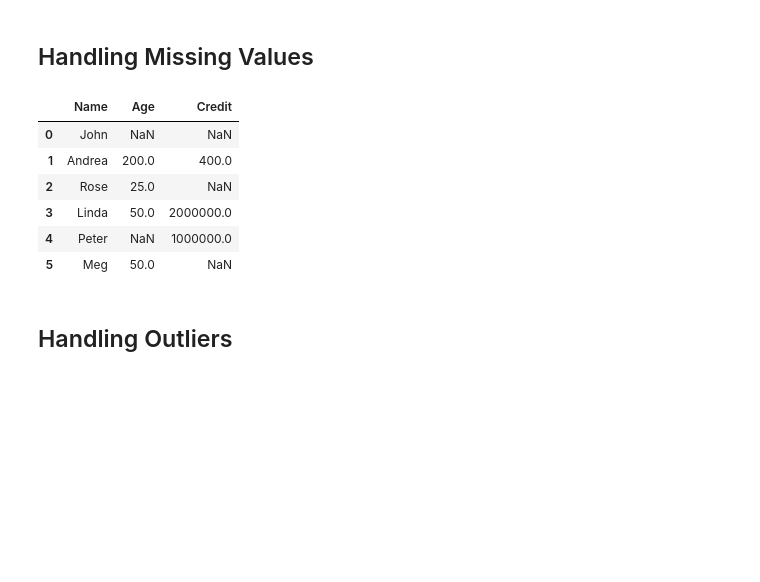
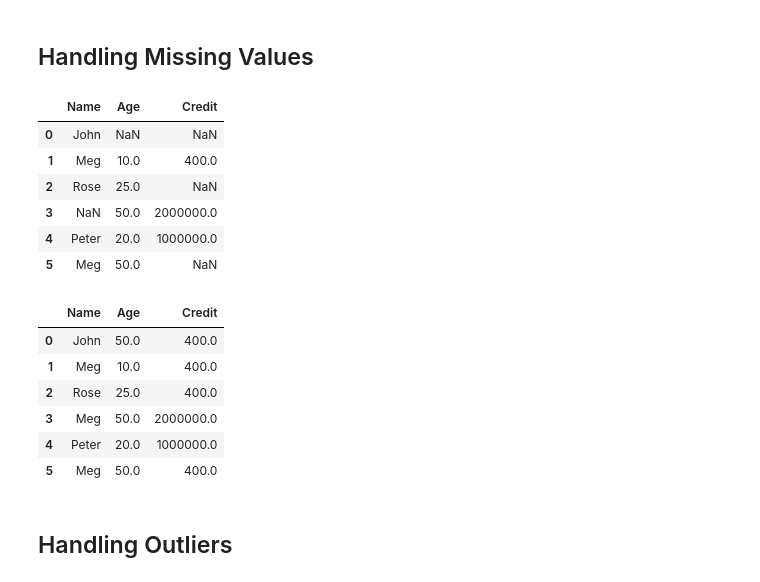
Before and after one commit to AhmedMostafa16/PrediKit, a Jupyter notebook: examples/02_Data_Preperation.ipynb, the cells around one changed output. Saved outputs shown, nothing was run; the diff lists cells and outputs as text; code cells hidden in the pictures; blank space fills up the shorter version.

```diff
--- a/examples/02_Data_Preperation.ipynb
+++ b/examples/02_Data_Preperation.ipynb
@@ -18,16 +20,17 @@ def load_show(path_or_buf, extension=None, n=3, label=None, **kwargs):
     df = pk.DataFrameParser(
         path_or_buf=path_or_buf,
         extension=extension,
+        verbose=True,
         **kwargs,
     )
     if label:
         display(f"From {label}")
 
-    display(df.get_column_names())
-    display(df.get_column_types())
-    display(df.get_column_types(parsed=True))
-    display(df.get_numeric_columns())
-    display(df.get_non_numeric_columns())
+    display(f"Columns: {df.get_column_names()}")
+    display(f"Columns type: {df.get_column_types()}")
+    display(f"Parsed column types: {df.get_column_types(parsed=True)}")
+    display(f"Numeric columns: {df.get_numeric_columns()}")
+    display(f"Non numeric columns: {df.get_non_numeric_columns()}")
     display(df.head(n))
 
 
@@ -78,7 +81,7 @@ load_show(data, label="dict of Series")
 data = np.array(
     [
         ["John", "Andrea", "Rose", "Linda", "Peter", "Meg"],
-        [np.nan, 23, 25, 50, np.nan, 50],
+        [np.nan, 23, 35, 50, np.nan, 50],
         [np.nan, 400, np.nan, 50, 200, np.nan],
     ]
 )
@@ -125,8 +164,8 @@ def init_df_sample(sample_number: int = 1):
         raise ValueError("sample_number must be between 0 and 4")
 
     data = {
-        "Name": ["John", "Andrea", "Rose", "Linda", "Peter", "Meg"],
-        "Age": [np.nan, 200, 25, 50, np.nan, 50],
+        "Name": ["John", "Meg", "Rose", np.nan, "Peter", "Meg"],
+        "Age": [np.nan, 10, 25, 50, 20, 50],
         "Credit": [np.nan, 400, np.nan, 200_00_00, 1_000_000, np.nan],
     }
     samples = {
@@ -143,26 +182,35 @@ def init_df_sample(sample_number: int = 1):
 # %% [markdown]
 ## Handling Missing Values
 # %%
-df = init_df_sample()
+df = init_df_sample(1)
 display(df)
+
 # bug in MODE doesn't fill all NaNs
-mvp = pk.MissingValuesProcessor(strategy=pk.MissingValueStrategy.MEDIAN)
+mvp = pk.MissingValuesProcessor(strategy=pk.MissingValueStrategy.MODE)
 result = mvp.fit_transform(df)
 
 if result.is_err():
     raise ValueError(
         "Operation must be done for later operation (Outliers Detection)"
     )
 
 df = result.unwrap()
+df
 # %% [output]
 |  | Name | Age | Credit |
 | 0 | John | NaN | NaN |
-| 1 | Andrea | 200.0 | 400.0 |
+| 1 | Meg | 10.0 | 400.0 |
 | 2 | Rose | 25.0 | NaN |
-| 3 | Linda | 50.0 | 2000000.0 |
-| 4 | Peter | NaN | 1000000.0 |
+| 3 | NaN | 50.0 | 2000000.0 |
+| 4 | Peter | 20.0 | 1000000.0 |
 | 5 | Meg | 50.0 | NaN |
+|  | Name | Age | Credit |
+| 0 | John | 50.0 | 400.0 |
+| 1 | Meg | 10.0 | 400.0 |
+| 2 | Rose | 25.0 | 400.0 |
+| 3 | Meg | 50.0 | 2000000.0 |
+| 4 | Peter | 20.0 | 1000000.0 |
+| 5 | Meg | 50.0 | 400.0 |
 # %% [markdown]
 ## Handling Outliers
 # %%
```
Also changed, not shown: parts of 9 cells of this notebook, 29 other files.
